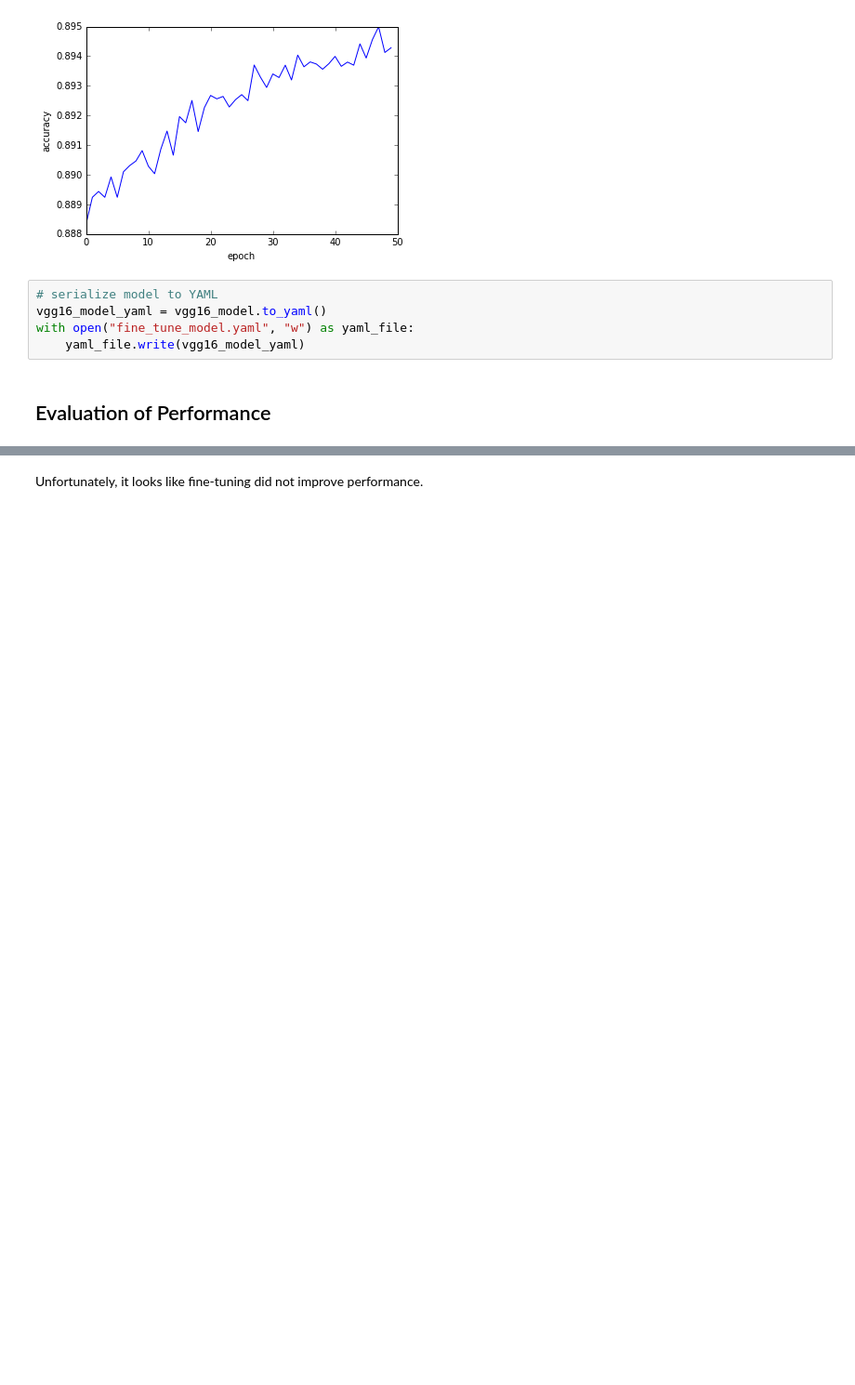
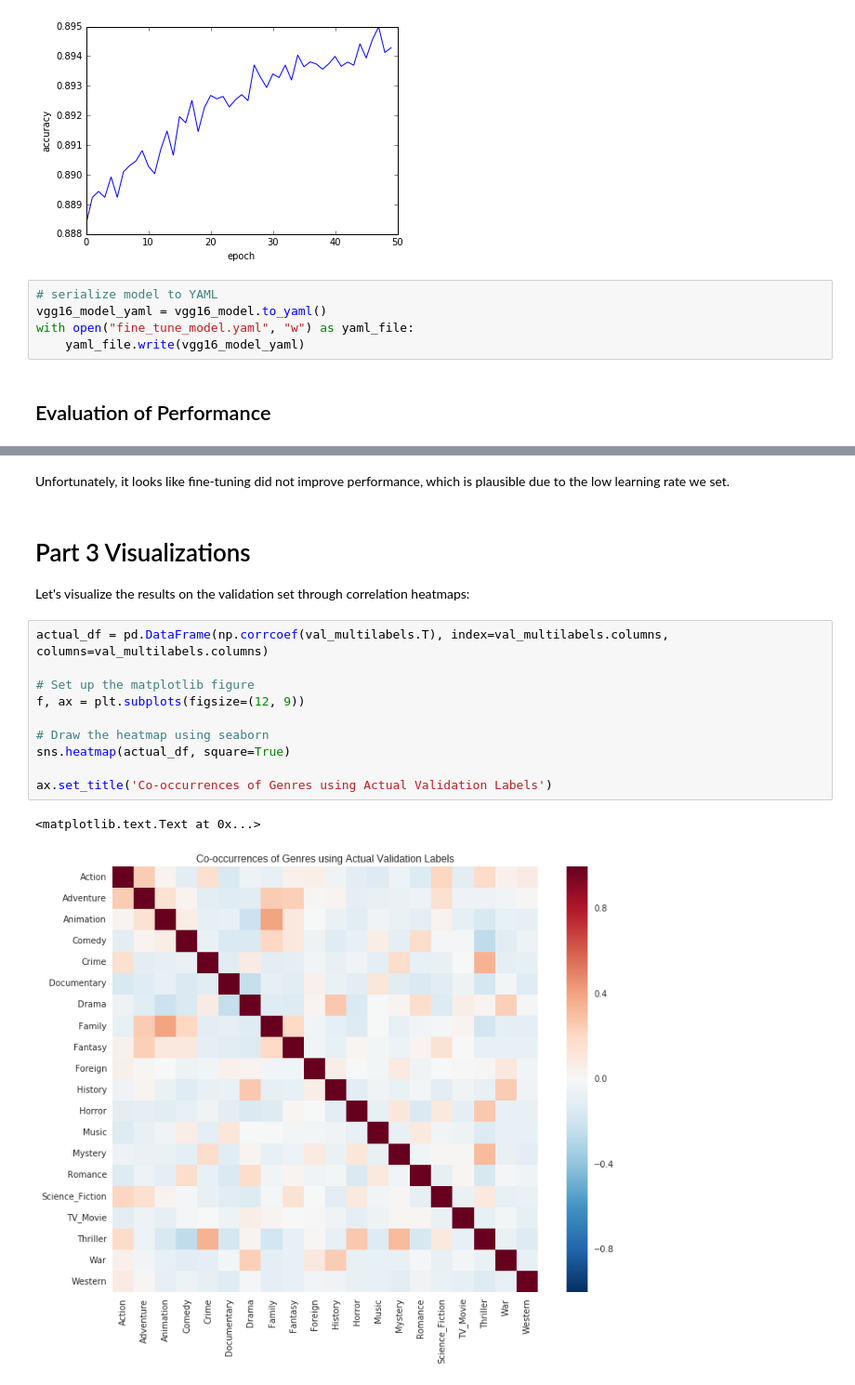
Before and after one commit to xueharry/cs109b-final-project, a Jupyter notebook: milestone5/Final Deep Learning.ipynb, the cells around one changed output, grey strips where cells are left out. Shown at 93% size. Saved outputs shown, nothing was run; the diff lists cells and outputs as text; blank space fills up the shorter version.

```diff
--- a/milestone5/Final Deep Learning.ipynb
+++ b/milestone5/Final Deep Learning.ipynb
@@ -337,4 +329,20 @@ jaccard similarity: 0.146136962248
 zero one loss: 0.962247585601
 exact match ratio: 0.0377524143986
 # %% [markdown]
-Unfortunately, it looks like fine-tuning did not improve performance.
+Unfortunately, it looks like fine-tuning did not improve performance, which is plausible due to the low learning rate we set.
+# %% [markdown]
+# Part 3 Visualizations
+Let's visualize the results on the validation set through correlation heatmaps:
+# %%
+actual_df = pd.DataFrame(np.corrcoef(val_multilabels.T), index=val_multilabels.columns, columns=val_multilabels.columns)
+
+# Set up the matplotlib figure
+f, ax = plt.subplots(figsize=(12, 9))
+
+# Draw the heatmap using seaborn
+sns.heatmap(actual_df, square=True)
+
+ax.set_title('Co-occurrences of Genres using Actual Validation Labels')
+# %% [output]
+<matplotlib.text.Text at 0x...>
+[figure, added]
```
Also changed, not shown: parts of 9 cells of this notebook.
